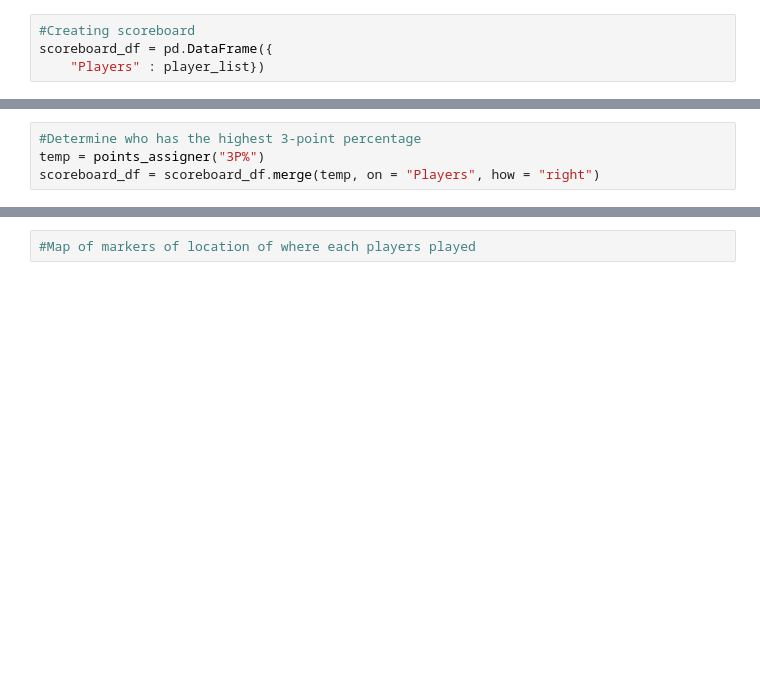
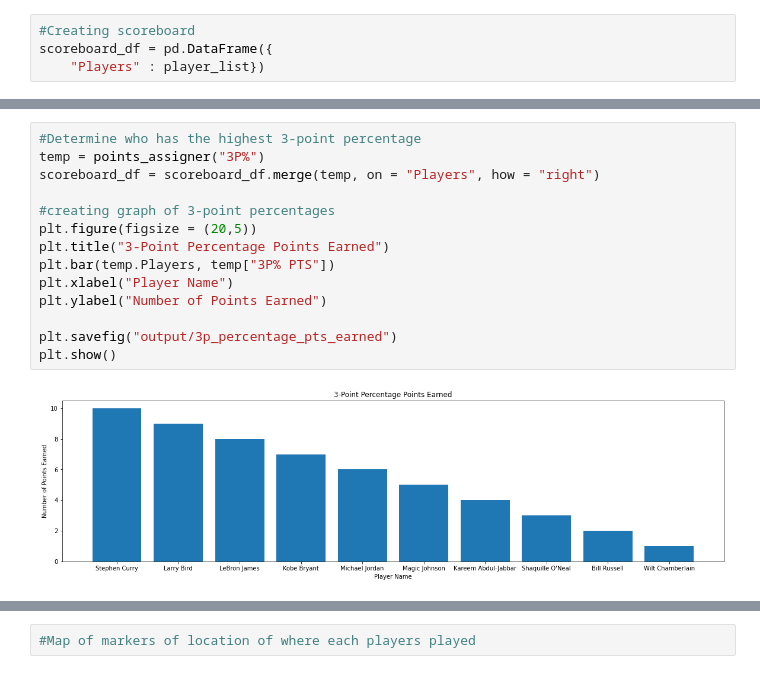
Before and after one commit to gdjeudeu/Project-1, a Jupyter notebook: Project_1.ipynb, the cells around one changed output, grey strips where cells are left out. Cells and saved outputs as stored; diff of their text form; blank space fills up the shorter version.

```diff
--- a/Project_1.ipynb
+++ b/Project_1.ipynb
@@ -128,7 +140,19 @@ scoreboard_df = scoreboard_df.merge(temp, on = "Players", how = "right")
 # %%
 #Determine who has the highest 3-point percentage
 temp = points_assigner("3P%")
 scoreboard_df = scoreboard_df.merge(temp, on = "Players", how = "right")
+
+#creating graph of 3-point percentages
+plt.figure(figsize = (20,5))
+plt.title("3-Point Percentage Points Earned")
+plt.bar(temp.Players, temp["3P% PTS"])
+plt.xlabel("Player Name")
+plt.ylabel("Number of Points Earned")
+
+plt.savefig("output/3p_percentage_pts_earned")
+plt.show()
+# %% [output]
+[figure, added]
 # %%
 #Determine who has the highest free throw percentage
 temp = points_assigner("FT%")
```
Also changed, not shown: parts of 25 cells of this notebook, 16 other files.
